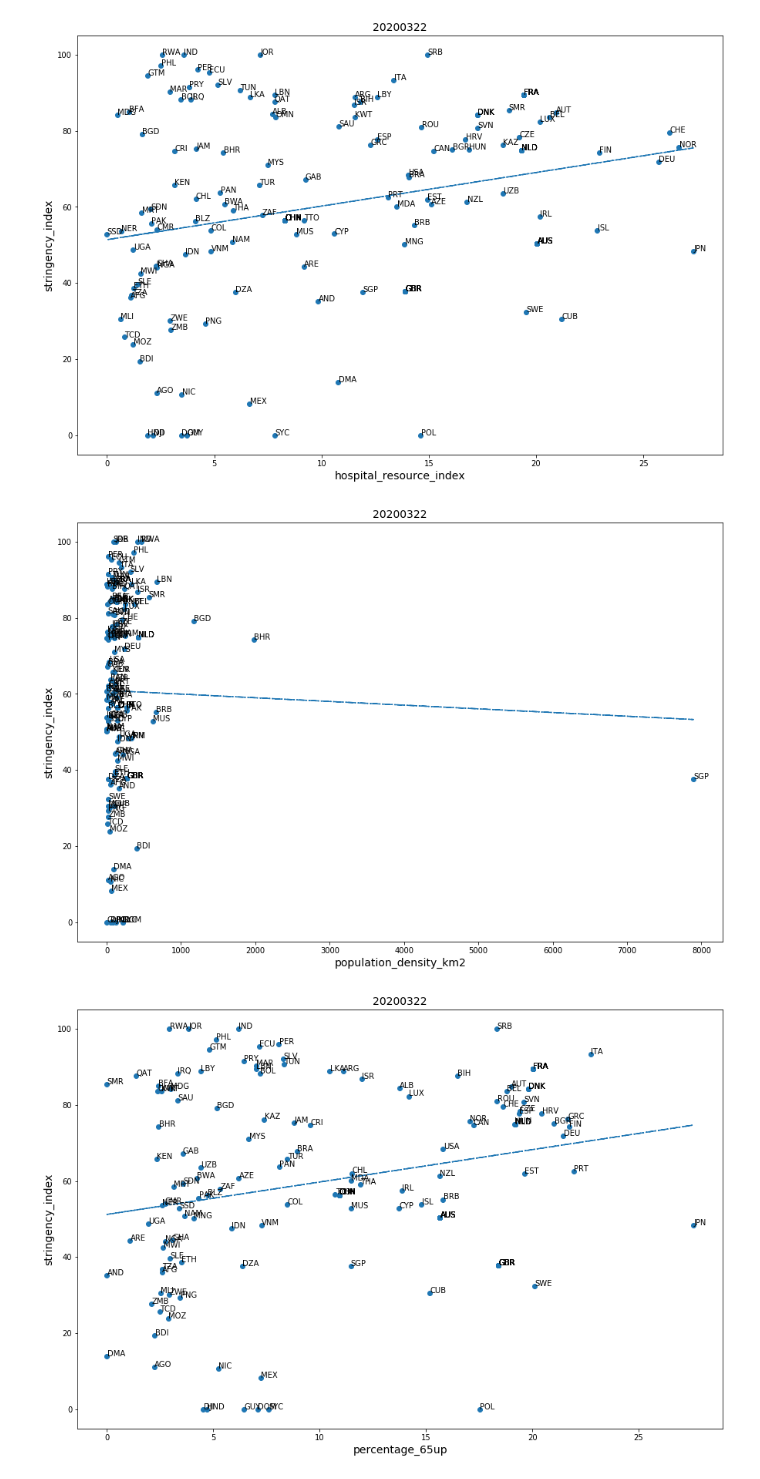
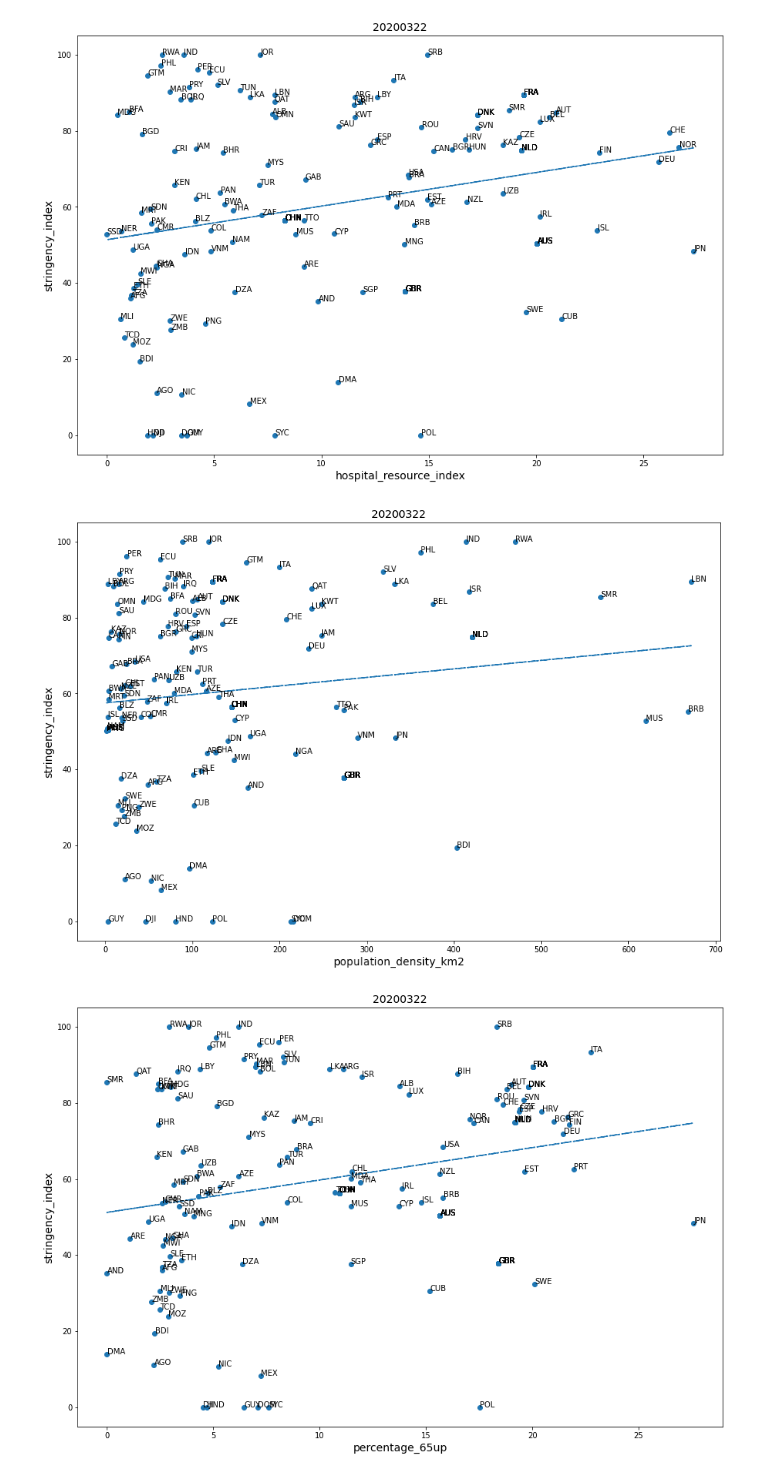
Before and after one commit to iamzhaihy/BD2020-Final-Project, a Jupyter notebook: Data Processing.ipynb, the cells around one changed output. Drawn from its saved outputs; the diff is of its cells as text; code cells hidden in the pictures.

Commit message:
Add scatters

```diff
--- a/Data Processing.ipynb
+++ b/Data Processing.ipynb
@@ -1207,27 +1207,31 @@ plt.show()
 # %%
 #Scatter figure for population density and stringency index in country level
 plt.figure(num=3, figsize=(15, 10))
 
 data_frames = [country_policy_index[60],df_merged_country]
 policy_hospital = reduce(lambda left, right: pd.merge(left, right, how='inner', on=['country_name']), data_frames)
-
+policy_hospital = policy_hospital[~policy_hospital['country_code_x'].isin(['SGP'])]
+policy_hospital = policy_hospital[~policy_hospital['country_code_x'].isin(['BHR'])]
+policy_hospital = policy_hospital[~policy_hospital['country_code_x'].isin(['BGD'])]
+policy_hospital = policy_hospital.reset_index(drop=True)
 policy_hospital = policy_hospital.astype({'population_density_km2': 'float64'})
 y = policy_hospital['stringency_index']
 y = y.fillna(0)
 x = policy_hospital['population_density_km2']
 x = x.fillna(0)
 txt = policy_hospital['country_code_x']
 plt.scatter(x,y,s = 36)
 plt.xlabel('population_density_km2', fontsize=14)
 plt.ylabel('stringency_index', fontsize=14)
 plt.title(policy_hospital['date'][0], fontsize=14)
 m, b = np.polyfit(x, y, 1)
 plt.plot(x, m*x + b, '-.')
 for i in range(len(x)):
     plt.annotate(txt[i], xy = (x[i], y[i]), xytext = (x[i]+0.01, y[i]+0.01))
+plt.savefig('./plots/country_pop_density_stringency_'+str(policy_hospital['date'][0])+'.png')
 plt.show()
 # %% [output]
-[figure, old version]
+[figure, new version]
 # %%
 #Scatter figure for percentage of the elder and stringency index in country level
 plt.figure(num=3, figsize=(15, 10))
```
Also changed, not shown: parts of 8 cells of this notebook, 6 other files.
